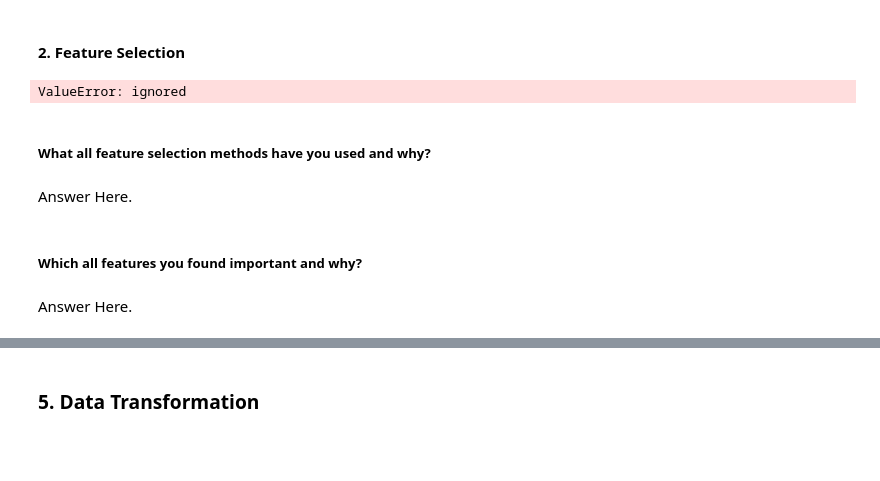
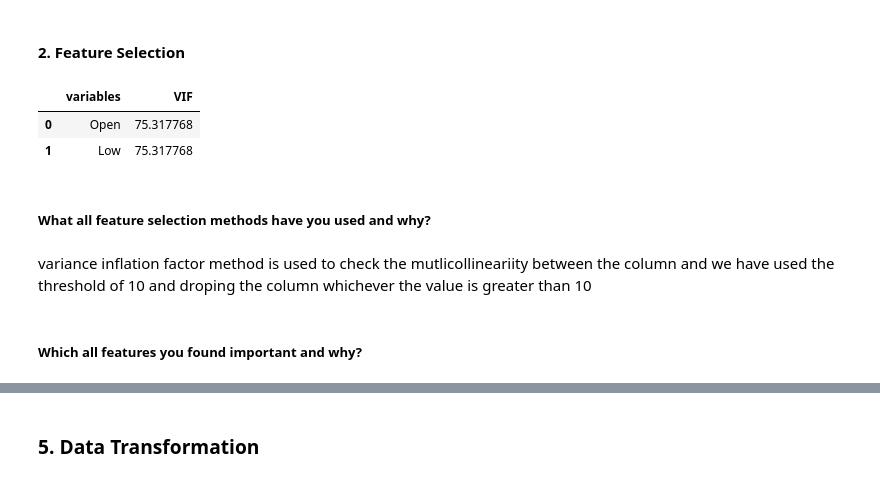
Before and after one commit to kumareshvj/Machine-learing---Regression, a Jupyter notebook: Yes_bank_stock_closing_price_prediction.ipynb, the cells around one changed output, grey strips where cells are left out. Cells and saved outputs as stored; diff of their text form; code cells hidden in the pictures; blank space fills up the shorter version.

```diff
--- a/Yes_bank_stock_closing_price_prediction.ipynb
+++ b/Yes_bank_stock_closing_price_prediction.ipynb
@@ -863,14 +865,14 @@ def calc_vif(X):
 
     return(vif)
 # %%
-# calc_vif(df[[i for i in df.describe().columns if i not in ['Close','High','Low']]])
+calc_vif(df[[i for i in df.describe().columns if i not in ['Close','High']]])
 # %% [output]
-ValueError: ignored
+|  | variables | VIF |
+| 0 | Open | 75.317768 |
+| 1 | Low | 75.317768 |
 # %% [markdown]
 ##### What all feature selection methods have you used  and why?
-# %% [markdown]
-Answer Here.
+# %% [markdown]
+variance inflation factor method is used to check the mutlicollineariity between the column and we have used the threshold of 10 and droping the column whichever the value is greater than 10
 # %% [markdown]
 ##### Which all features you found important and why?
-# %% [markdown]
-Answer Here.
```
Also changed, not shown: parts of 13 cells of this notebook.
